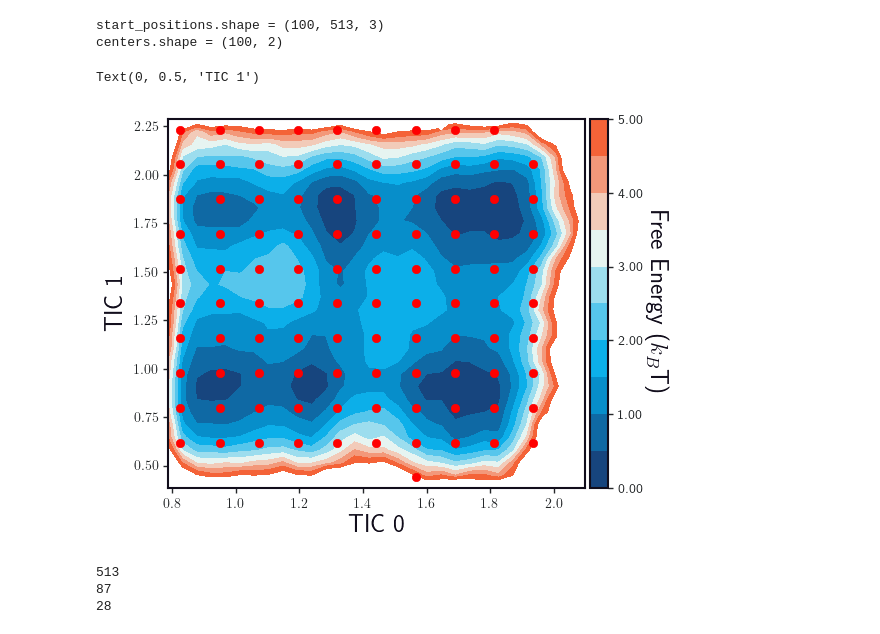
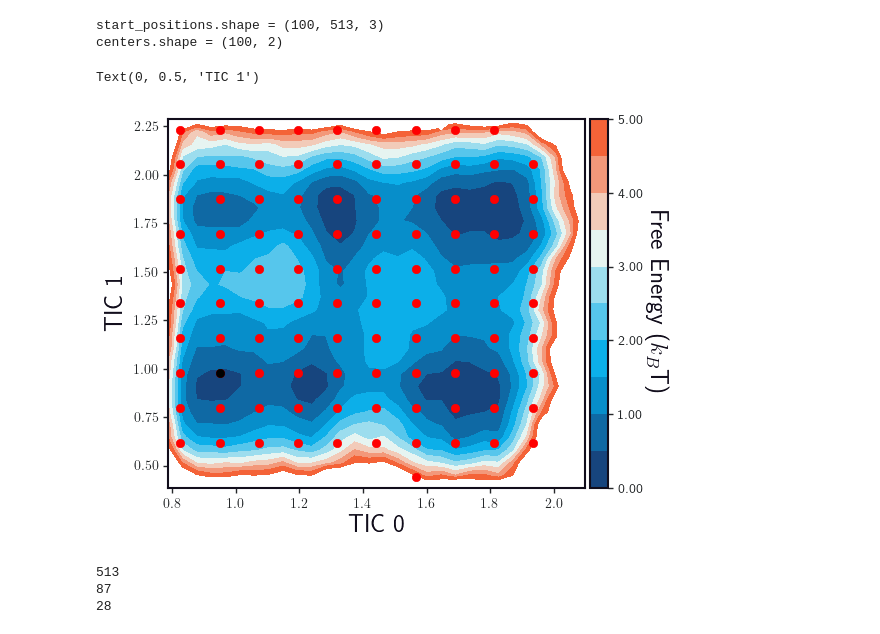
Before and after one commit to EthanZ0524/boltz-likelihoods, a Jupyter notebook: notebooks/setup_bias_force_bba.ipynb, the cells around one changed output. Cells and saved outputs as stored; diff of their text form; code cells hidden in the pictures.

```diff
--- a/notebooks/setup_bias_force_bba.ipynb
+++ b/notebooks/setup_bias_force_bba.ipynb
@@ -321,34 +309,36 @@ all_start_traj.save("/global/cfs/cdirs/m4235/boltz_files/bba/umbrella/all_bba_st
 # %%
 init_z, init_rc1_edge, init_rc2_edge = np.histogram2d(cv[:, 0],
                                                       cv[:, 1],
                                                         bins=30)
 
 
 init_rc1 = 0.5 * (init_rc1_edge[:-1] + init_rc1_edge[1:])
 init_rc2 = 0.5 * (init_rc2_edge[:-1] + init_rc2_edge[1:])
 init_z = init_z.T
 init_z_density = init_z/float(init_z.sum())
 init_free_energy = np.inf * np.ones(shape=init_z.shape)
 
 nonzero = init_z_density.nonzero()
 init_free_energy[nonzero] = -np.log(init_z_density[nonzero])
 init_free_energy = init_free_energy - init_free_energy.min()
 
 vmax = 5
 plt.contourf(init_rc1, init_rc2, init_free_energy,
                 levels=np.linspace(0, vmax, vmax * 2 + 1), cmap=rotskoff_cmap)
 cbar = plt.colorbar(boundaries=np.linspace(0, vmax, vmax * 2 + 1), pad=0.01)
 cbar.set_label(r"Free Energy ($k_B$T)", rotation=270, labelpad=20)
 cbar.ax.yaxis.set_major_formatter(ticker.FormatStrFormatter('%.2f'))
 plt.scatter(centers[:, 0], centers[:, 1], color='red')
+selected_idx = 12
+plt.scatter(centers[selected_idx, 0], centers[selected_idx, 1], color='black')
 # plt.scatter(fg_cv[fg_start, 0], fg_cv[fg_start, 1], color='blue')
 
 plt.xlabel("TIC 0")
 plt.ylabel("TIC 1")
 # # plt.savefig("figures/trpcage/trpcage_schnet_free_energy.pdf", dpi=300)
 # %% [output]
 Text(0, 0.5, 'TIC 1')
-[figure, old version]
+[figure, new version]
 # %%
 cg_pdb = md.load("/global/cfs/cdirs/m4235/boltz_files/bba/bba.pdb")
 print(cg_pdb.n_atoms)
```
Also changed, not shown: parts of 26 cells of this notebook.
